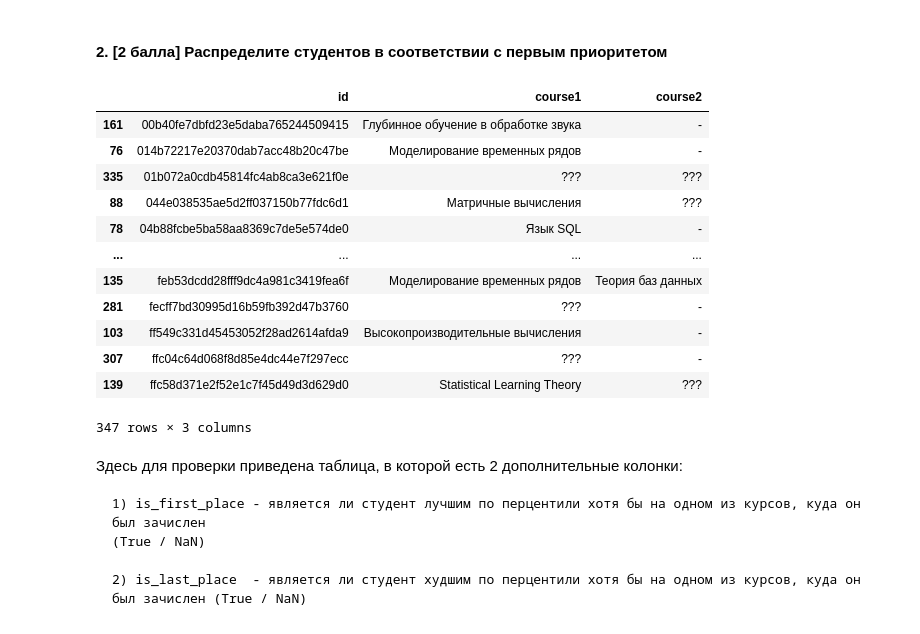
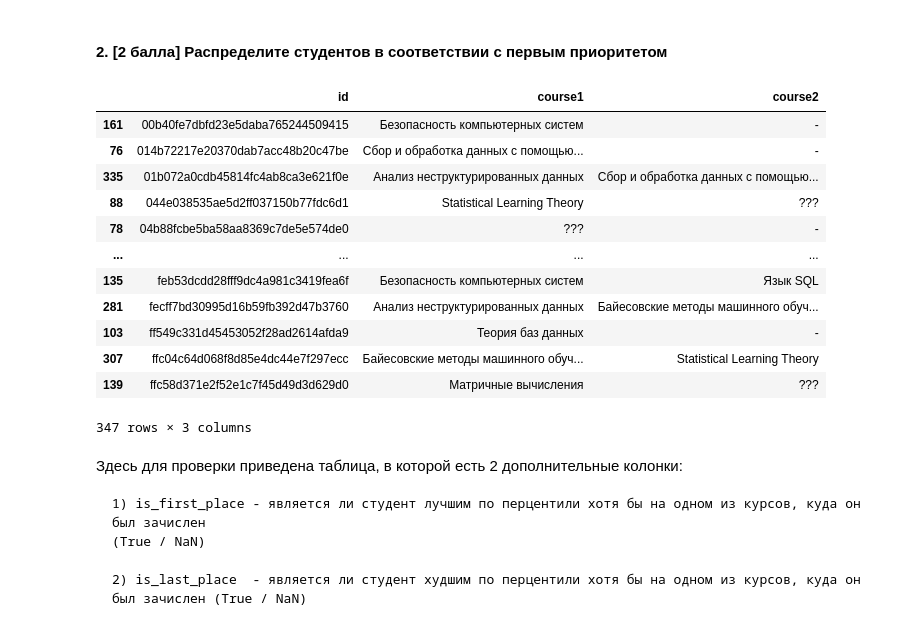
Before and after one commit to leakedog/collab, a Jupyter notebook: 2024-fall/homework-practice/homework-practice-01-tabular/homework-practice-01-pandas.ipynb, the cells around one changed output. Cells and saved outputs as stored; diff of their text form; code cells hidden in the pictures.

```diff
--- a/2024-fall/homework-practice/homework-practice-01-tabular/homework-practice-01-pandas.ipynb
+++ b/2024-fall/homework-practice/homework-practice-01-tabular/homework-practice-01-pandas.ipynb
@@ -491,14 +491,16 @@ assert df.isna().sum().sum() == 0, 'В таблице остались проп
 
 В этом вам может помочь информация о специализации и группе стундента.
 # %%
-required_2_spec = [172, 173]
+required_2_spec = [171, 172, 173]
 
 df["fall_subj_cnt"] = np.where(
     (df["17_group"].isin(required_2_spec)) |
-    ((df["18_group"] != 0) & ((df["is_mi"] != 0) | (df["is_ml_student"] != 0))),
+    (df["is_mi"] != 0) | (df["is_ml_student"] != 0),
     2,
     1
 )
+
+save_df = df.copy()
 # %% [markdown]
 Проверка:
 # %%
@@ -513,92 +553,55 @@ assert(df[df['id'] == 'e4caca755ee0bdd711e18fb8084958b5'][col_name] == 1).all()
 # %%
-left_for_course = {
-    'Statistical Learning Theory' : 60,
-    'Высокопроизводительных вычислений' : 60,
-    'Анализа неструктурированных данных' : np.inf
-}
-all_courses = both | only_17 | only_18
-
-for course in all_courses:
-  if course not in left_for_course:
-    left_for_course[course] = 30
-course_left = pd.Series(left_for_course, dtype="float64")   # Series удобнее обновлять
-
-
-fall_cols = ["fall_1", "fall_2", "fall_3"]
-
-df_waves = dict()
-
-def create_wave(col: str, mask, wave: int):
-  out = df.loc[mask, ["id", "rating", col]].rename(columns={col: "course"})
-  out = out[out["course"] != '']
-  out["wave"] = wave
-  return out
-
-waves = [
-    create_wave("fall_1", df["fall_subj_cnt"] >= 1, 1),
-    create_wave("fall_2", df["fall_subj_cnt"] == 2, 1),
-    #--------------------#
-    create_wave("fall_2", df["fall_subj_cnt"] == 1, 2),
-    create_wave("fall_3", df["fall_subj_cnt"] == 2, 2),
-    #---------------------#
-    create_wave("fall_3", df["fall_subj_cnt"] == 1, 3),
-]
-waves = pd.concat(waves)
-waves.sort_index()
-
-selected_rows = []
-df["fall_left"] = df["fall_subj_cnt"]
 for w in [1, 2, 3]:
   wave_df = waves[waves["wave"] == w].copy()
   wave_df = wave_df.merge(df[["id", "fall_left"]], on="id")
   wave_df = wave_df[wave_df["fall_left"] > 0]
 
-  wave_df["rank"] = wave_df.groupby("course")["rating"].rank("first", ascending=False)
+  wave_df["rank"] = wave_df.groupby("course")["percentile"].rank("first", ascending=False)
   wave_df["cap"] = wave_df["course"].map(course_left)
   picked = wave_df[(wave_df["rank"] <= wave_df["cap"]) | np.isinf(wave_df["cap"])]
 
 
   course_taken = picked["course"].value_counts()
   finite_mask = ~np.isinf(course_left)
   course_left.loc[finite_mask] = (
       course_left.loc[finite_mask] - course_taken.reindex(course_left.index, fill_value=0)
   ).clip(lower=0)
 
   per_student = picked["id"].value_counts()
   df["fall_left"] -= df["id"].map(per_student).fillna(0).astype(int)
 
   selected_rows.append(picked[["id", "course"]])
 
 selected = pd.concat(selected_rows, ignore_index=True) if selected_rows else pd.DataFrame(columns=["id", "course"])
 courses_per_student = selected.groupby("id")["course"].apply(list)
 def pack(row):
     needed = row["fall_subj_cnt"]
-    courses = courses_per_student.get(row.name, [])
+    courses = courses_per_student.get(row["id"], [])
     if len(courses) < needed:
         courses += ["???"] * (needed - len(courses))
     if needed == 1:
         return pd.Series([courses[0], "-"])
     else:
         return pd.Series(courses[:2])
 
 df[["course1", "course2"]] = df.apply(pack, axis=1)
 
 out = df[["id", "course1", "course2"]]
 out.to_csv("res_fall.csv", index=False)
 out
 # %% [output]
 |  | id | course1 | course2 |
-| 161 | 00b40fe7dbfd23e5daba765244509415 | Глубинное обучение в обработке звука | - |
-| 76 | 014b72217e20370dab7acc48b20c47be | Моделирование временных рядов | - |
-| 335 | 01b072a0cdb45814fc4ab8ca3e621f0e | ??? | ??? |
-| 88 | 044e038535ae5d2ff037150b77fdc6d1 | Матричные вычисления | ??? |
-| 78 | 04b88fcbe5ba58aa8369c7de5e574de0 | Язык SQL | - |
+| 161 | 00b40fe7dbfd23e5daba765244509415 | Безопасность компьютерных систем | - |
+| 76 | 014b72217e20370dab7acc48b20c47be | Сбор и обработка данных с помощью... | - |
+| 335 | 01b072a0cdb45814fc4ab8ca3e621f0e | Анализ неструктурированных данных | Сбор и обработка данных с помощью... |
+| 88 | 044e038535ae5d2ff037150b77fdc6d1 | Statistical Learning Theory | ??? |
+| 78 | 04b88fcbe5ba58aa8369c7de5e574de0 | ??? | - |
 | ... | ... | ... | ... |
-| 135 | feb53dcdd28fff9dc4a981c3419fea6f | Моделирование временных рядов | Теория баз данных |
-| 281 | fecff7bd30995d16b59fb392d47b3760 | ??? | - |
-| 103 | ff549c331d45453052f28ad2614afda9 | Высокопроизводительные вычисления | - |
-| 307 | ffc04c64d068f8d85e4dc44e7f297ecc | ??? | - |
-| 139 | ffc58d371e2f52e1c7f45d49d3d629d0 | Statistical Learning Theory | ??? |
+| 135 | feb53dcdd28fff9dc4a981c3419fea6f | Безопасность компьютерных систем | Язык SQL |
+| 281 | fecff7bd30995d16b59fb392d47b3760 | Анализ неструктурированных данных | Байесовские методы машинного обуч... |
+| 103 | ff549c331d45453052f28ad2614afda9 | Теория баз данных | - |
+| 307 | ffc04c64d068f8d85e4dc44e7f297ecc | Байесовские методы машинного обуч... | Statistical Learning Theory |
+| 139 | ffc58d371e2f52e1c7f45d49d3d629d0 | Матричные вычисления | ??? |
 347 rows × 3 columns
 # %% [markdown]
 Здесь для проверки приведена таблица, в которой есть 2 дополнительные колонки:
```
Also changed, not shown: parts of 2 cells of this notebook.
